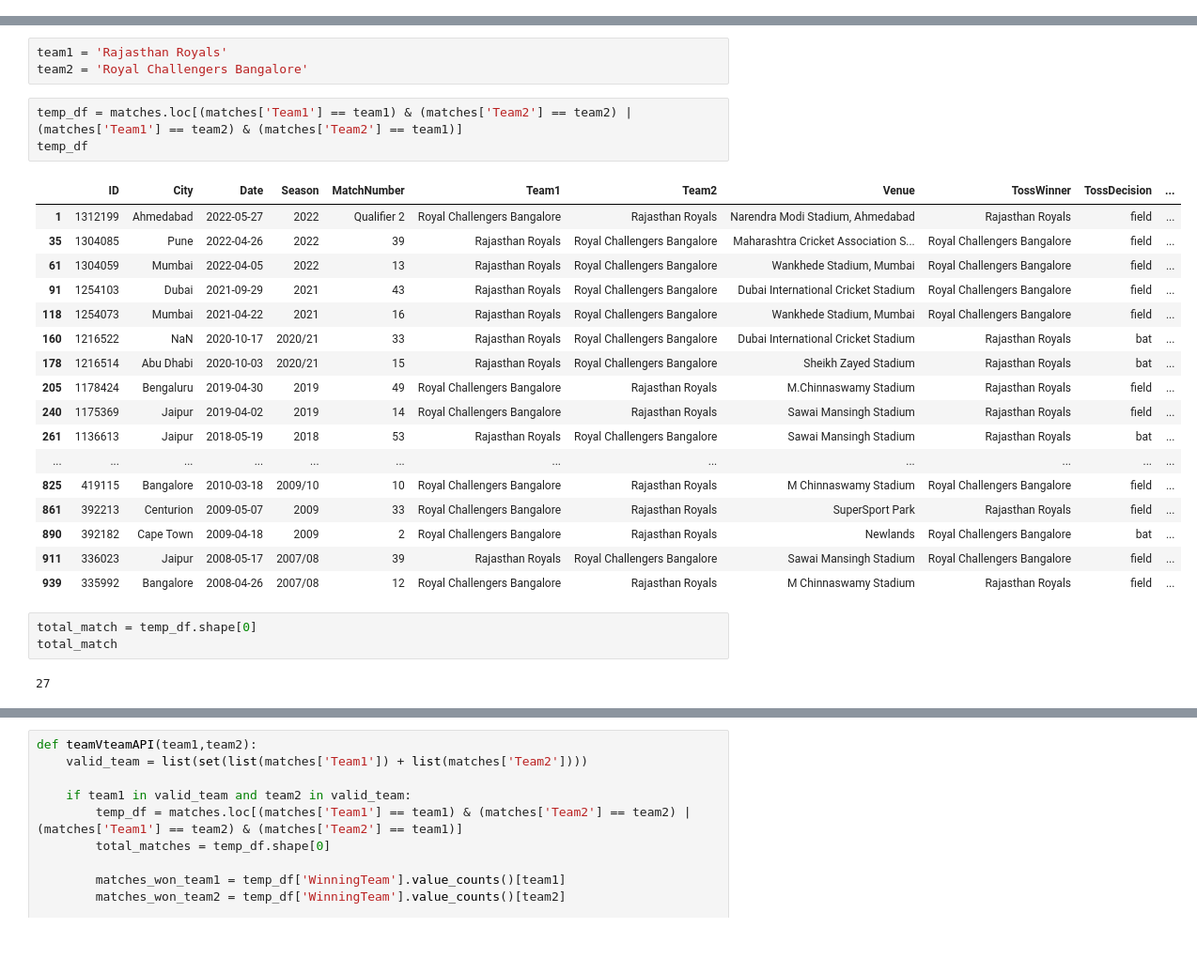
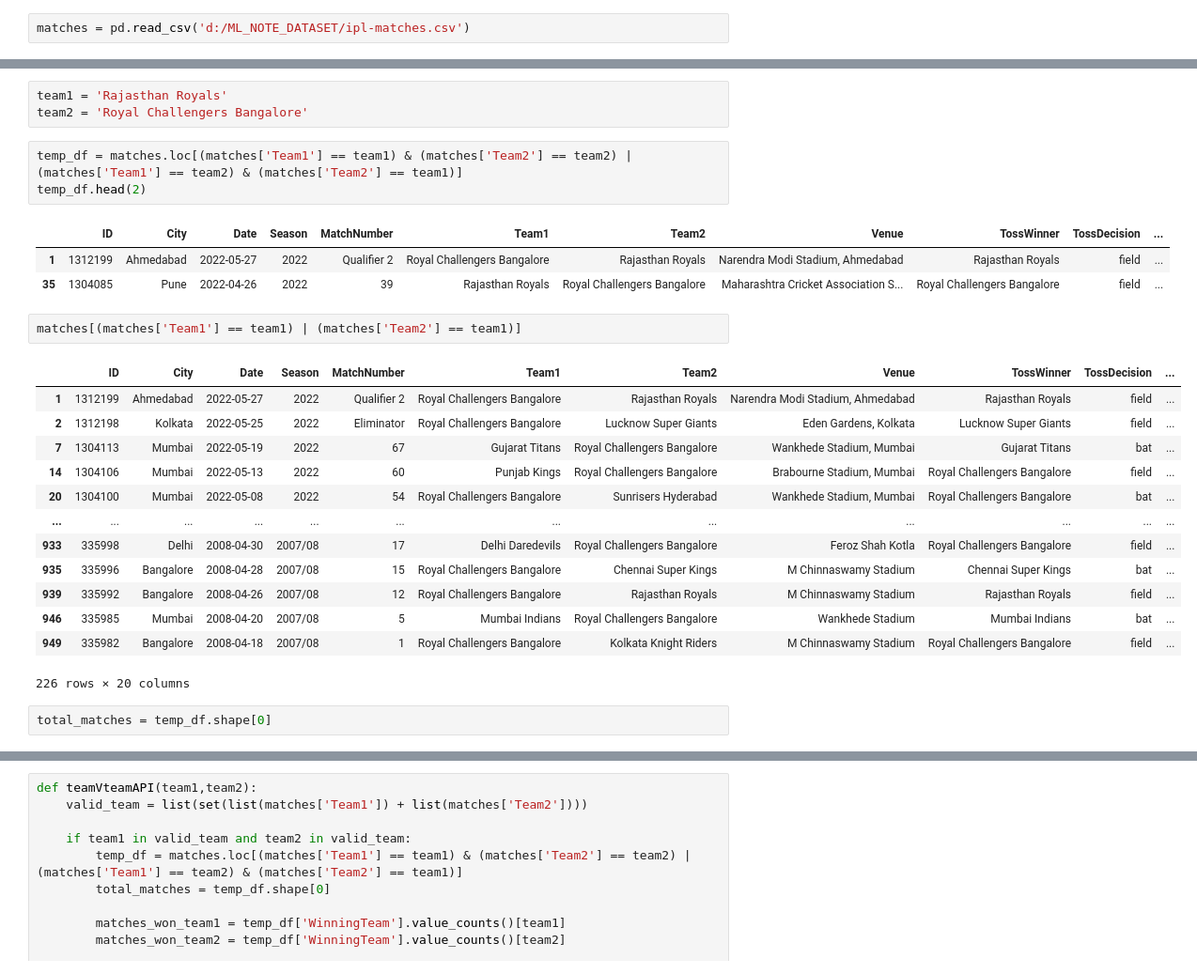
Before and after one commit to ndangol4873/ML_NOTE, a Jupyter notebook: Python/API/Flask_API_campusx/Experiment.ipynb, the cells around one changed output, grey strips where cells are left out. Shown at 94% size. Cells and saved outputs as stored; diff of their text form; blank space fills up the shorter version.

```diff
--- a/Python/API/Flask_API_campusx/Experiment.ipynb
+++ b/Python/API/Flask_API_campusx/Experiment.ipynb
@@ -7,0 +8,2 @@ matches = pd.read_csv(ipl_matches)
+# %%
+matches = pd.read_csv('d:/ML_NOTE_DATASET/ipl-matches.csv')
@@ -31,30 +18,29 @@ team1 = 'Rajasthan Royals'
 team2 = 'Royal Challengers Bangalore'
 # %%
 temp_df = matches.loc[(matches['Team1'] == team1) & (matches['Team2'] == team2) | (matches['Team1'] == team2) & (matches['Team2'] == team1)]
-temp_df
+temp_df.head(2)
 # %% [output]
 |  | ID | City | Date | Season | MatchNumber | Team1 | Team2 | Venue | TossWinner | TossDecision | ... |
 | 1 | 1312199 | Ahmedabad | 2022-05-27 | 2022 | Qualifier 2 | Royal Challengers Bangalore | Rajasthan Royals | Narendra Modi Stadium, Ahmedabad | Rajasthan Royals | field | ... |
 | 35 | 1304085 | Pune | 2022-04-26 | 2022 | 39 | Rajasthan Royals | Royal Challengers Bangalore | Maharashtra Cricket Association S... | Royal Challengers Bangalore | field | ... |
-| 61 | 1304059 | Mumbai | 2022-04-05 | 2022 | 13 | Rajasthan Royals | Royal Challengers Bangalore | Wankhede Stadium, Mumbai | Royal Challengers Bangalore | field | ... |
-| 91 | 1254103 | Dubai | 2021-09-29 | 2021 | 43 | Rajasthan Royals | Royal Challengers Bangalore | Dubai International Cricket Stadium | Royal Challengers Bangalore | field | ... |
-| 118 | 1254073 | Mumbai | 2021-04-22 | 2021 | 16 | Rajasthan Royals | Royal Challengers Bangalore | Wankhede Stadium, Mumbai | Royal Challengers Bangalore | field | ... |
-| 160 | 1216522 | NaN | 2020-10-17 | 2020/21 | 33 | Rajasthan Royals | Royal Challengers Bangalore | Dubai International Cricket Stadium | Rajasthan Royals | bat | ... |
-| 178 | 1216514 | Abu Dhabi | 2020-10-03 | 2020/21 | 15 | Rajasthan Royals | Royal Challengers Bangalore | Sheikh Zayed Stadium | Rajasthan Royals | bat | ... |
-| 205 | 1178424 | Bengaluru | 2019-04-30 | 2019 | 49 | Royal Challengers Bangalore | Rajasthan Royals | M.Chinnaswamy Stadium | Rajasthan Royals | field | ... |
-| 240 | 1175369 | Jaipur | 2019-04-02 | 2019 | 14 | Royal Challengers Bangalore | Rajasthan Royals | Sawai Mansingh Stadium | Rajasthan Royals | field | ... |
-| 261 | 1136613 | Jaipur | 2018-05-19 | 2018 | 53 | Rajasthan Royals | Royal Challengers Bangalore | Sawai Mansingh Stadium | Rajasthan Royals | bat | ... |
-| ... | ... | ... | ... | ... | ... | ... | ... | ... | ... | ... | ... |
-| 825 | 419115 | Bangalore | 2010-03-18 | 2009/10 | 10 | Royal Challengers Bangalore | Rajasthan Royals | M Chinnaswamy Stadium | Royal Challengers Bangalore | field | ... |
-| 861 | 392213 | Centurion | 2009-05-07 | 2009 | 33 | Royal Challengers Bangalore | Rajasthan Royals | SuperSport Park | Rajasthan Royals | field | ... |
-| 890 | 392182 | Cape Town | 2009-04-18 | 2009 | 2 | Royal Challengers Bangalore | Rajasthan Royals | Newlands | Royal Challengers Bangalore | bat | ... |
-| 911 | 336023 | Jaipur | 2008-05-17 | 2007/08 | 39 | Rajasthan Royals | Royal Challengers Bangalore | Sawai Mansingh Stadium | Royal Challengers Bangalore | field | ... |
-| 939 | 335992 | Bangalore | 2008-04-26 | 2007/08 | 12 | Royal Challengers Bangalore | Rajasthan Royals | M Chinnaswamy Stadium | Rajasthan Royals | field | ... |
+# %%
+matches[(matches['Team1'] == team1) | (matches['Team2'] == team1)]
+# %% [output]
+|  | ID | City | Date | Season | MatchNumber | Team1 | Team2 | Venue | TossWinner | TossDecision | ... |
+| 1 | 1312199 | Ahmedabad | 2022-05-27 | 2022 | Qualifier 2 | Royal Challengers Bangalore | Rajasthan Royals | Narendra Modi Stadium, Ahmedabad | Rajasthan Royals | field | ... |
+| 2 | 1312198 | Kolkata | 2022-05-25 | 2022 | Eliminator | Royal Challengers Bangalore | Lucknow Super Giants | Eden Gardens, Kolkata | Lucknow Super Giants | field | ... |
+| 7 | 1304113 | Mumbai | 2022-05-19 | 2022 | 67 | Gujarat Titans | Royal Challengers Bangalore | Wankhede Stadium, Mumbai | Gujarat Titans | bat | ... |
+| 14 | 1304106 | Mumbai | 2022-05-13 | 2022 | 60 | Punjab Kings | Royal Challengers Bangalore | Brabourne Stadium, Mumbai | Royal Challengers Bangalore | field | ... |
+| 20 | 1304100 | Mumbai | 2022-05-08 | 2022 | 54 | Royal Challengers Bangalore | Sunrisers Hyderabad | Wankhede Stadium, Mumbai | Royal Challengers Bangalore | bat | ... |
+| ... | ... | ... | ... | ... | ... | ... | ... | ... | ... | ... | ... |
+| 933 | 335998 | Delhi | 2008-04-30 | 2007/08 | 17 | Delhi Daredevils | Royal Challengers Bangalore | Feroz Shah Kotla | Royal Challengers Bangalore | field | ... |
+| 935 | 335996 | Bangalore | 2008-04-28 | 2007/08 | 15 | Royal Challengers Bangalore | Chennai Super Kings | M Chinnaswamy Stadium | Chennai Super Kings | bat | ... |
+| 939 | 335992 | Bangalore | 2008-04-26 | 2007/08 | 12 | Royal Challengers Bangalore | Rajasthan Royals | M Chinnaswamy Stadium | Rajasthan Royals | field | ... |
+| 946 | 335985 | Mumbai | 2008-04-20 | 2007/08 | 5 | Mumbai Indians | Royal Challengers Bangalore | Wankhede Stadium | Mumbai Indians | bat | ... |
+| 949 | 335982 | Bangalore | 2008-04-18 | 2007/08 | 1 | Royal Challengers Bangalore | Kolkata Knight Riders | M Chinnaswamy Stadium | Royal Challengers Bangalore | field | ... |
+226 rows × 20 columns
 # %%
-total_match = temp_df.shape[0]
-total_match
+total_matches = temp_df.shape[0]
-# %% [output]
-27
 # %%
 matches_won_team1 = temp_df['WinningTeam'].value_counts()[team1]
 matches_won_team2 = temp_df['WinningTeam'].value_counts()[team2]
```
Also changed, not shown: parts of 17 cells of this notebook, 2 other files.
